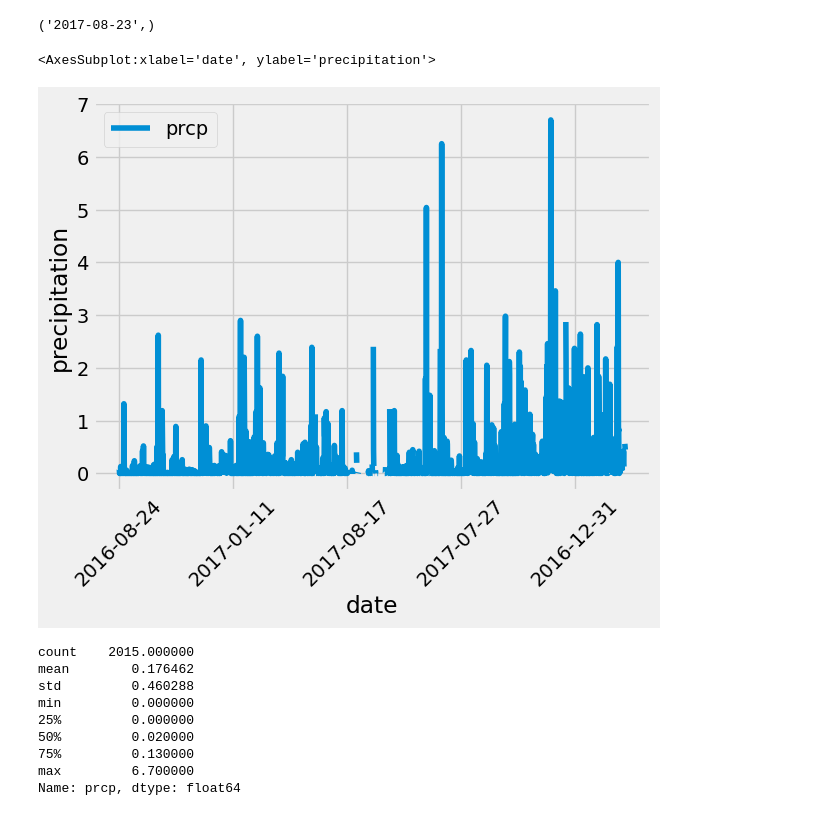
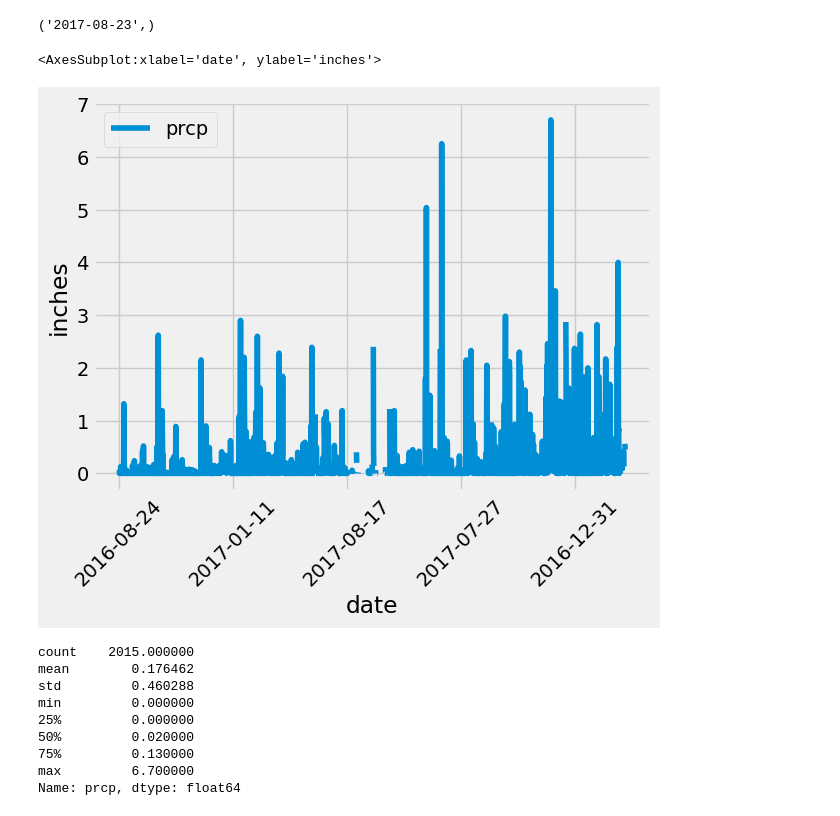
Before and after one commit to lilphonsdale/sqlalchemy-challenge, a Jupyter notebook: SurfsUp/SQLAlchemy Challenge.ipynb, the cells around one changed output. Cells and saved outputs as stored; diff of their text form; code cells hidden in the pictures.

```diff
--- a/SurfsUp/SQLAlchemy Challenge.ipynb
+++ b/SurfsUp/SQLAlchemy Challenge.ipynb
@@ -73,31 +73,31 @@ most_recent_date
 # %%
 # Design a query to retrieve the last 12 months of precipitation data and plot the results.
 # Starting from the most recent data point in the database.
 
 # Calculate the date one year from the last date in data set.
 
 one_year = dt.date(2017,8,23) - dt.timedelta(days=365)
 
 # Perform a query to retrieve the data and precipitation scores
 
 one_year_rain = session.query(Measurement.date, Measurement.prcp).\
     filter(Measurement.date > one_year).all()
 
 # Save the query results as a Pandas DataFrame and set the index to the date column
 
 df = pd.DataFrame(one_year_rain)
 df.set_index('date', inplace=True)
 
 # Sort the dataframe by date
 
 df.sort_values('date')
 
 # Use Pandas Plotting with Matplotlib to plot the data
 
-df.plot(ylabel='precipitation', rot=45)
+df.plot(ylabel='inches', rot=45,legend=True)
 # %% [output]
-<AxesSubplot:xlabel='date', ylabel='precipitation'>
+<AxesSubplot:xlabel='date', ylabel='inches'>
-[figure, old version]
+[figure, new version]
 # %%
 # Use Pandas to calcualte the summary statistics for the precipitation data
 
```
Also changed, not shown: parts of 3 cells of this notebook.
